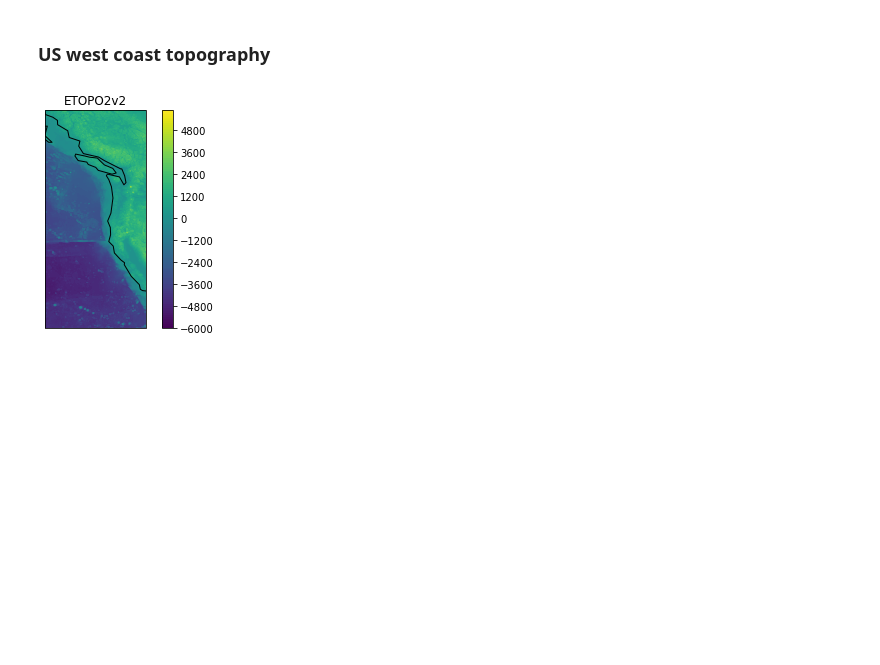
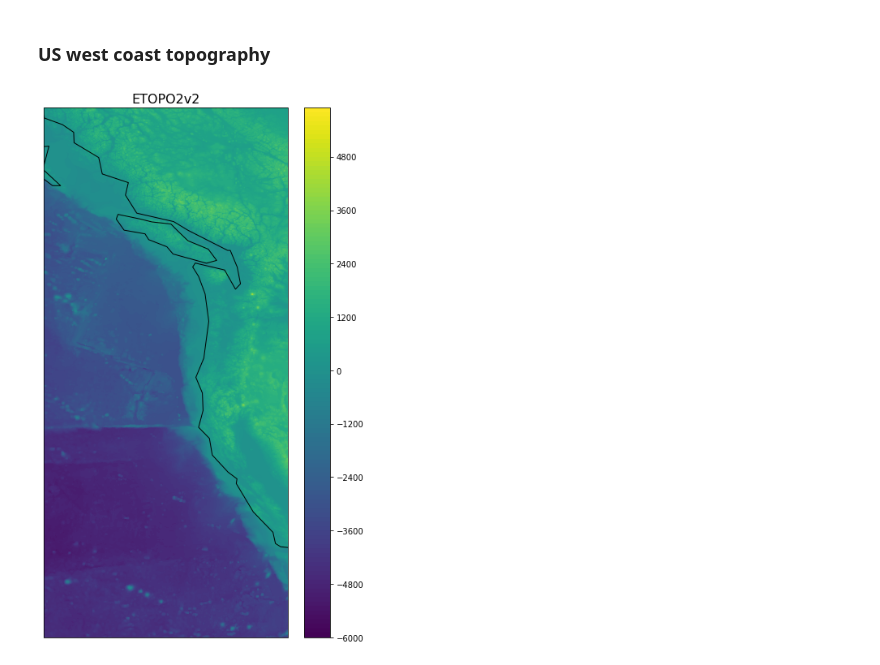
Before and after one commit to aarobel/PracticalCodingMath4EAS, a Jupyter notebook: Class7.ipynb, the cells around one changed output. Saved outputs shown, nothing was run; the diff lists cells and outputs as text; code cells hidden in the pictures; blank space fills up the shorter version.

```diff
--- a/Class7.ipynb
+++ b/Class7.ipynb
@@ -109,20 +111,20 @@ xr=(x>-160)&(x<-100)
 yr=(y>20)&(y<60)
 # %%
 # plot PlateCarree
-plt.figure()
+plt.figure(figsize=(7,12))
 ax1 = plt.subplot(111, projection=ccrs.PlateCarree())
 ax1.set_extent([-132, -120, 30, 56], ccrs.PlateCarree())
 
 
 # plot contourf as defined in lon x lat coordinate
 ct=np.arange(-6000,6000,100)
 zz=z[:,xr]
 c=ax1.contourf(x[xr],y[yr],zz[yr,:],ct,transform=ccrs.PlateCarree())
 
 # show grid line
-plt.title('ETOPO2v2')
+plt.title('ETOPO2v2',fontsize=16)
 plt.colorbar(c)
 ax1.coastlines('110m', alpha=1)
 plt.show()
 # %% [output]
-[figure, old version]
+[figure, new version]
```
Also changed, not shown: parts of 6 cells of this notebook.
